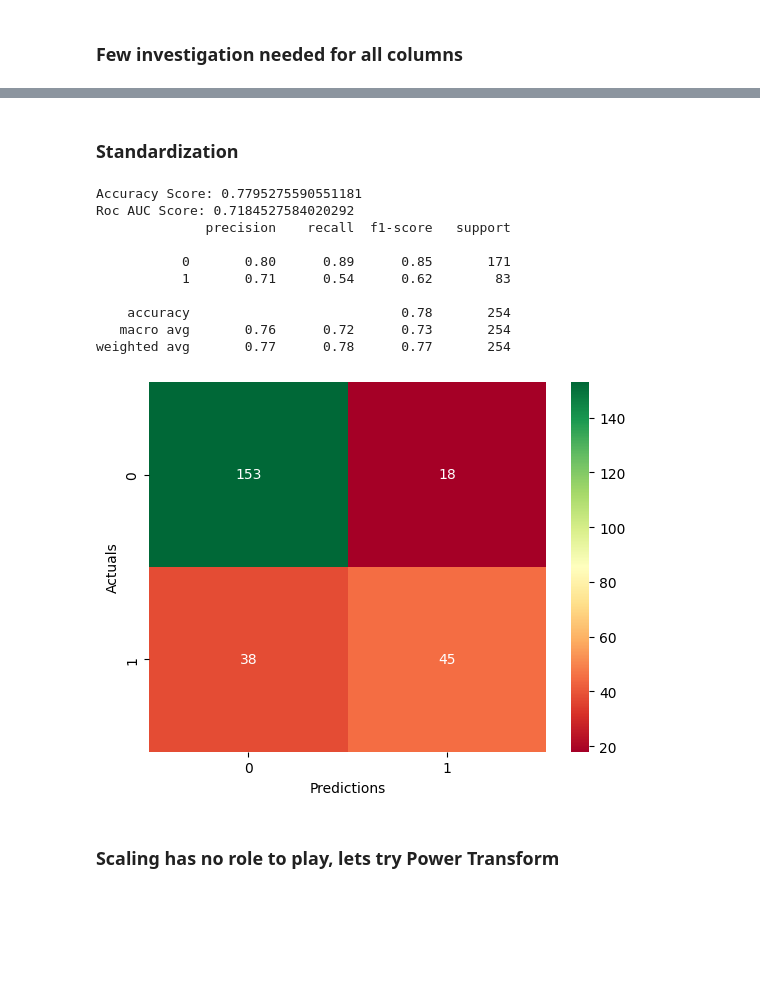
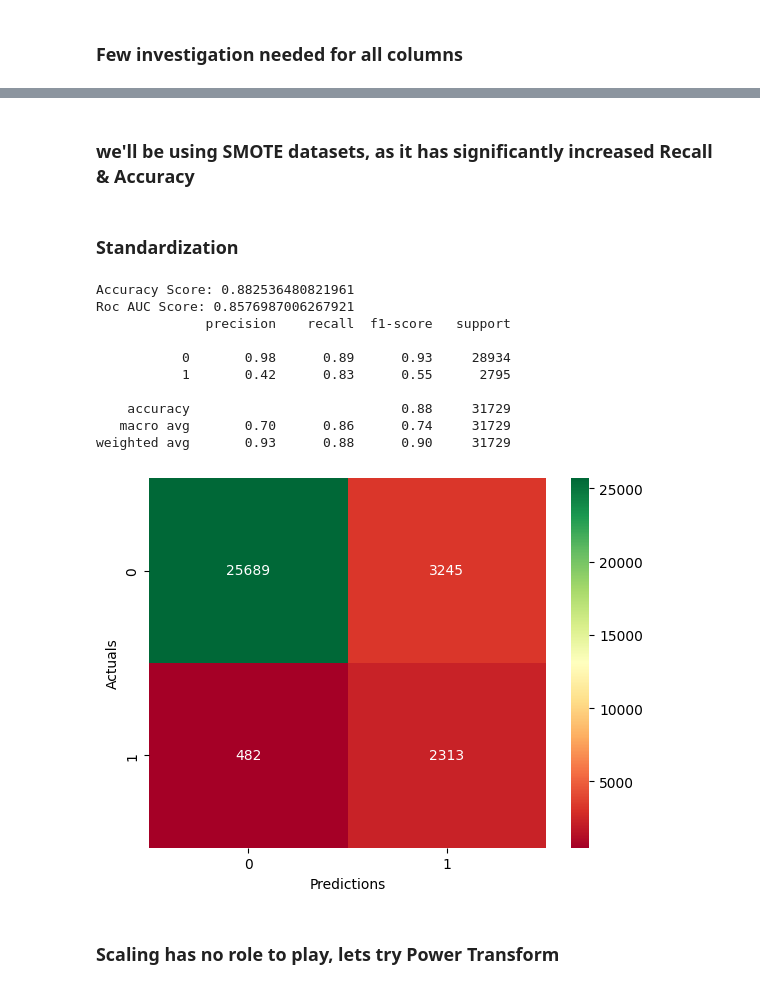
Before and after one commit to sayanroy07/Diabetes_Aws, a Jupyter notebook: Diabetes.ipynb, the cells around one changed output, grey strips where cells are left out. Cells and saved outputs as stored; diff of their text form; code cells hidden in the pictures; blank space fills up the shorter version.

```diff
--- a/Diabetes.ipynb
+++ b/Diabetes.ipynb
@@ -256,0 +345,3 @@ x_train, x_test, y_train, y_test = train_test_split(x, y, test_size=0.33, random
+# %%
+x = df1.drop('diabetes',axis=1)
+y = df1['diabetes']
@@ -256,0 +388,12 @@ x_train, x_test, y_train, y_test = train_test_split(x, y, test_size=0.33, random
+# %%
+print("Before OverSampling, counts of label '1': {}".format(sum(y_train == 1)))
+print("Before OverSampling, counts of label '0': {} \n".format(sum(y_train == 0)))
+
+sm = SMOTE(random_state=6)
+x_train_sm, y_train_sm = sm.fit_resample(x_train, y_train)
+
+print('After OverSampling, the shape of train_X: {}'.format(x_train_sm.shape))
+print('After OverSampling, the shape of train_y: {} \n'.format(y_train_sm.shape))
+
+print("After OverSampling, counts of label '1': {}".format(sum(y_train_sm == 1)))
+print("After OverSampling, counts of label '0': {}".format(sum(y_train_sm == 0)))
@@ -256,0 +409,13 @@ x_train, x_test, y_train, y_test = train_test_split(x, y, test_size=0.33, random
+# %%
+mod = LogisticRegression(max_iter=500)
+mod.fit(x_train_sm,y_train_sm)
+y_pred = mod.predict(x_test)
+
+cm = confusion_matrix(y_test,y_pred)
+sns.heatmap(cm, annot=True, cmap='RdYlGn',fmt='g')
+plt.xlabel('Predictions')
+plt.ylabel('Actuals')
+
+print("Accuracy Score:", accuracy_score(y_test, y_pred))
+print("Roc AUC Score:", roc_auc_score(y_test, y_pred))
+print(classification_report(y_test, y_pred))
@@ -257,35 +434,37 @@ x_train, x_test, y_train, y_test = train_test_split(x, y, test_size=0.33, random
+# %% [markdown]
+### we'll be using SMOTE datasets, as it has significantly increased Recall & Accuracy
 # %% [markdown]
 ### Standardization
 # %%
 ss = StandardScaler()
-x_train_s = ss.fit_transform(x_train)
+x_train_s = ss.fit_transform(x_train_sm)
 x_test_s = ss.transform(x_test)
 # %%
-mod = LogisticRegression(max_iter=200)
-mod.fit(x_train,y_train)
-y_pred = mod.predict(x_test)
+mod = LogisticRegression(max_iter=500)
+mod.fit(x_train_s,y_train_sm)
+y_pred = mod.predict(x_test_s)
 
 cm = confusion_matrix(y_test, y_pred)
 
 sns.heatmap(cm, annot=True, cmap='RdYlGn',fmt='g')
 plt.xlabel('Predictions')
 plt.ylabel('Actuals')
 
 print("Accuracy Score:", accuracy_score(y_test, y_pred))
 print("Roc AUC Score:", roc_auc_score(y_test, y_pred))
 print(classification_report(y_test, y_pred))
 # %% [output]
-Accuracy Score: 0.7795275590551181
-Roc AUC Score: 0.7184527584020292
+Accuracy Score: 0.882536480821961
+Roc AUC Score: 0.8576987006267921
               precision    recall  f1-score   support
 
-           0       0.80      0.89      0.85       171
-           1       0.71      0.54      0.62        83
+           0       0.98      0.89      0.93     28934
+           1       0.42      0.83      0.55      2795
 
-    accuracy                           0.78       254
-   macro avg       0.76      0.72      0.73       254
-weighted avg       0.77      0.78      0.77       254
+    accuracy                           0.88     31729
+   macro avg       0.70      0.86      0.74     31729
+weighted avg       0.93      0.88      0.90     31729
-[figure, old version]
+[figure, new version]
 # %% [markdown]
 ### Scaling has no role to play, lets try Power Transform
 # %%
```
Also changed, not shown: parts of 87 cells of this notebook.
